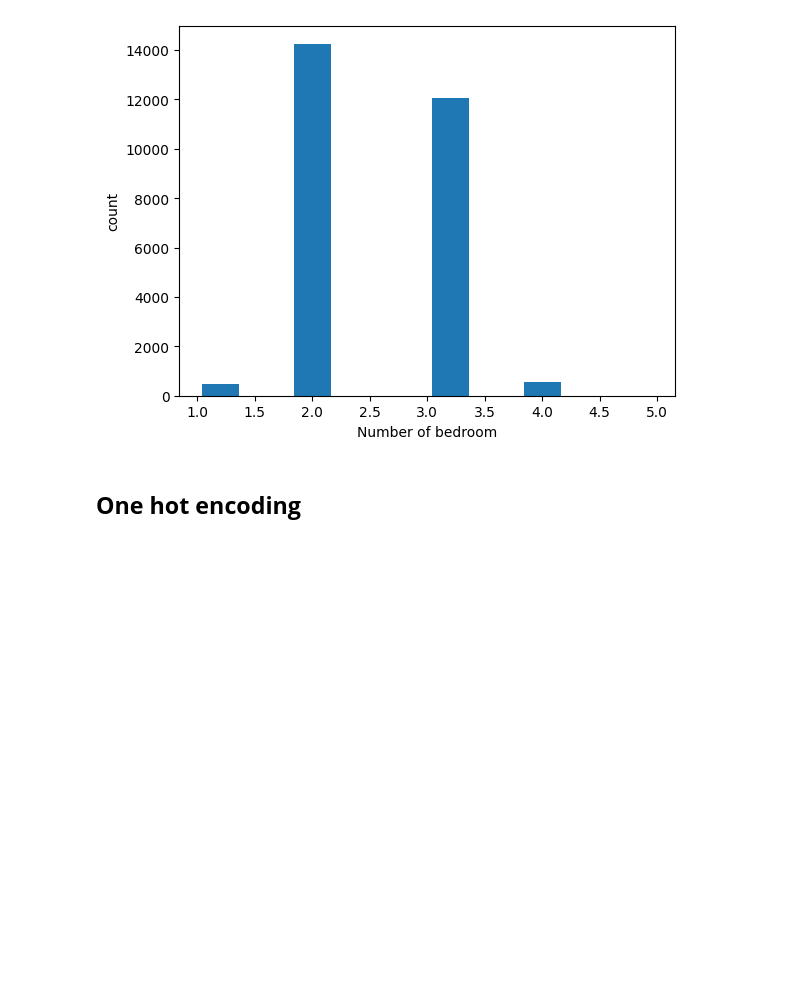
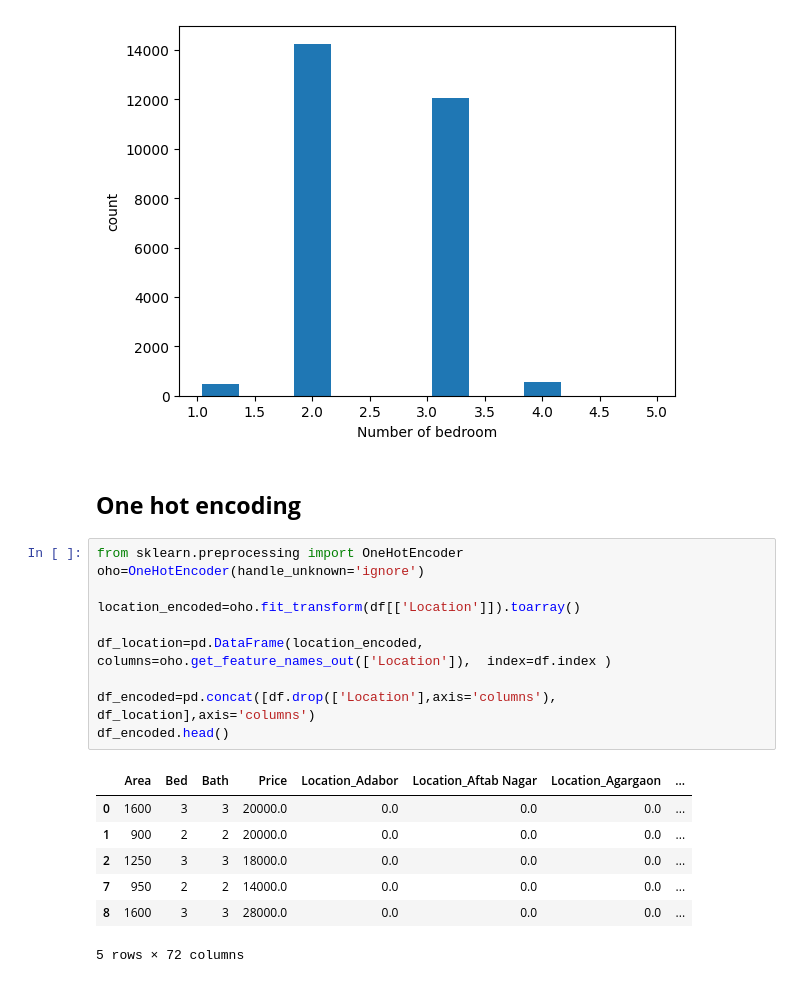
Before and after one commit to MdRimon29/House_Rent_Prediction_for_Dhaka_City, a Jupyter notebook: house_rent_prediction.ipynb, the cells around one changed output. Cells and saved outputs as stored; diff of their text form; blank space fills up the shorter version.

```diff
--- a/house_rent_prediction.ipynb
+++ b/house_rent_prediction.ipynb
@@ -300,3 +300,21 @@ Text(0, 0.5, 'count')
 [figure]
 # %% [markdown]
 ## **One hot encoding**
+# %%
+from sklearn.preprocessing import OneHotEncoder
+oho=OneHotEncoder(handle_unknown='ignore')
+
+location_encoded=oho.fit_transform(df[['Location']]).toarray()
+
+df_location=pd.DataFrame(location_encoded, columns=oho.get_feature_names_out(['Location']),  index=df.index )
+
+df_encoded=pd.concat([df.drop(['Location'],axis='columns'), df_location],axis='columns')
+df_encoded.head()
+# %% [output]
+|  | Area | Bed | Bath | Price | Location_Adabor | Location_Aftab Nagar | Location_Agargaon | ... |
+| 0 | 1600 | 3 | 3 | 20000.0 | 0.0 | 0.0 | 0.0 | ... |
+| 1 | 900 | 2 | 2 | 20000.0 | 0.0 | 0.0 | 0.0 | ... |
+| 2 | 1250 | 3 | 3 | 18000.0 | 0.0 | 0.0 | 0.0 | ... |
+| 7 | 950 | 2 | 2 | 14000.0 | 0.0 | 0.0 | 0.0 | ... |
+| 8 | 1600 | 3 | 3 | 28000.0 | 0.0 | 0.0 | 0.0 | ... |
+5 rows × 72 columns
```
Also changed, not shown: parts of 1 cell of this notebook.
